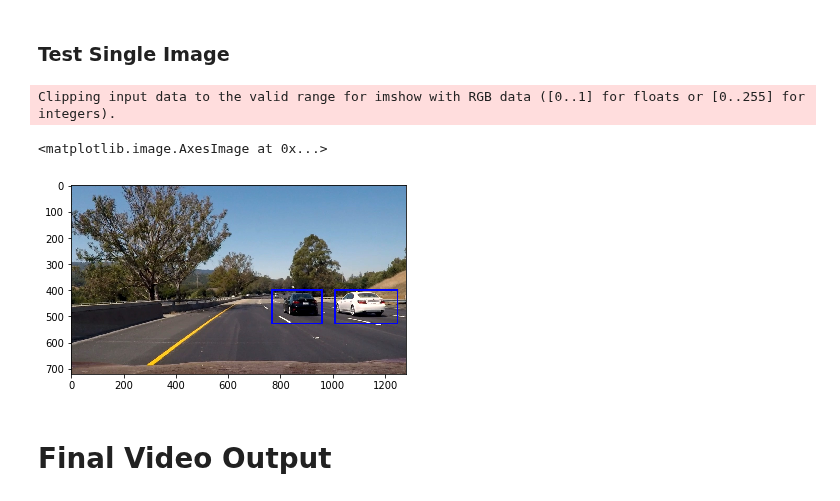
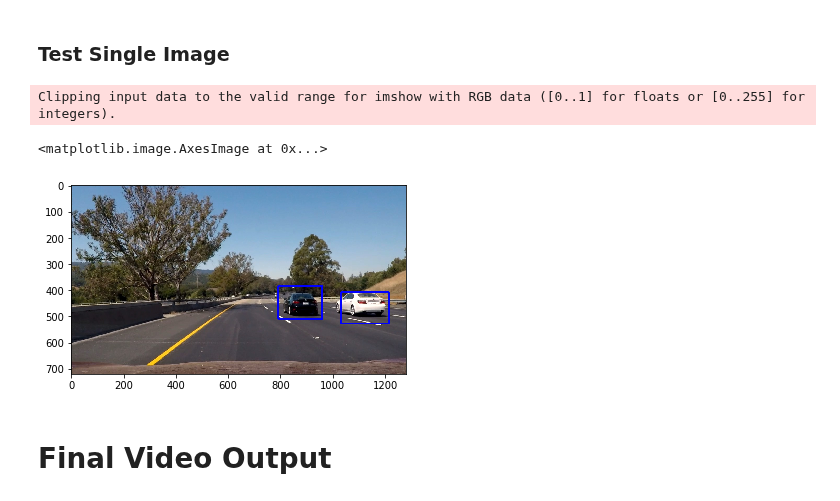
Before and after one commit to ultrakapy/CarND-Vehicle-Detection, a Jupyter notebook: P5.ipynb, the cells around one changed output. Saved outputs shown, nothing was run; the diff lists cells and outputs as text; code cells hidden in the pictures.

Commit message:
Reduce y_start

```diff
--- a/P5.ipynb
+++ b/P5.ipynb
@@ -718,7 +718,7 @@ hist_bins = 32#16    # Number of histogram bins
 spatial_feat = True # Spatial features on or off
 hist_feat = True # Histogram features on or off
 hog_feat = True # HOG features on or off
-y_start_stop = [400, 656] # Min and max in y to search in slide_window()
+y_start_stop = [384, 656] # Min and max in y to search in slide_window()
 
 car_features = extract_features(cars, color_space=color_space,
                         spatial_size=spatial_size, hist_bins=hist_bins,
@@ -825,35 +825,35 @@ image = image.astype(np.float32)/255
 #                        hog_channel=hog_channel, spatial_feat=spatial_feat,
 #                        hist_feat=hist_feat, hog_feat=hog_feat)
 hot_windows = []
 scale1 = 1.5
 hot_windows1 = find_cars(draw_image, y_start_stop[0], y_start_stop[1], scale1, svc, X_scaler, orient, pix_per_cell, cell_per_block, spatial_size, hist_bins)
 hot_windows.extend(hot_windows1)
 scale2 = 2
 hot_windows2 = find_cars(draw_image, y_start_stop[0], y_start_stop[1], scale2, svc, X_scaler, orient, pix_per_cell, cell_per_block, spatial_size, hist_bins)
 hot_windows.extend(hot_windows2)
 #print(hot_windows)
 ### Apply heatmap
 heat = np.zeros_like(image[:,:,0]).astype(np.float)
 # Add heat to each box in box list
 heat = add_heat(heat,hot_windows)
 # Apply threshold to help remove false positives
-heat = apply_threshold(heat,1)
+heat = apply_threshold(heat,4)
 # Visualize the heatmap when displaying
 heatmap = np.clip(heat, 0, 255)
 # Find final boxes from heatmap using label function
 labels = label(heatmap)
 window_img = draw_labeled_bboxes(np.copy(image), labels)
 #window_img = draw_boxes(draw_image, hot_windows, color=(0, 0, 255), thick=6)
 
 plt.imshow(window_img)
 
 ### Hog visual
 #car_img1 = mpimg.imread('output_images/image0240.png')
 #notcar_img1 = mpimg.imread('output_images/image3223.png')
 # %% [output]
 Clipping input data to the valid range for imshow with RGB data ([0..1] for floats or [0..255] for integers).
 <matplotlib.image.AxesImage at 0x...>
-[figure, old version]
+[figure, new version]
 # %%
 last_N_heatmaps = []
 last_N_frames = 4
```
Also changed, not shown: parts of 2 cells of this notebook, 1 other file.
